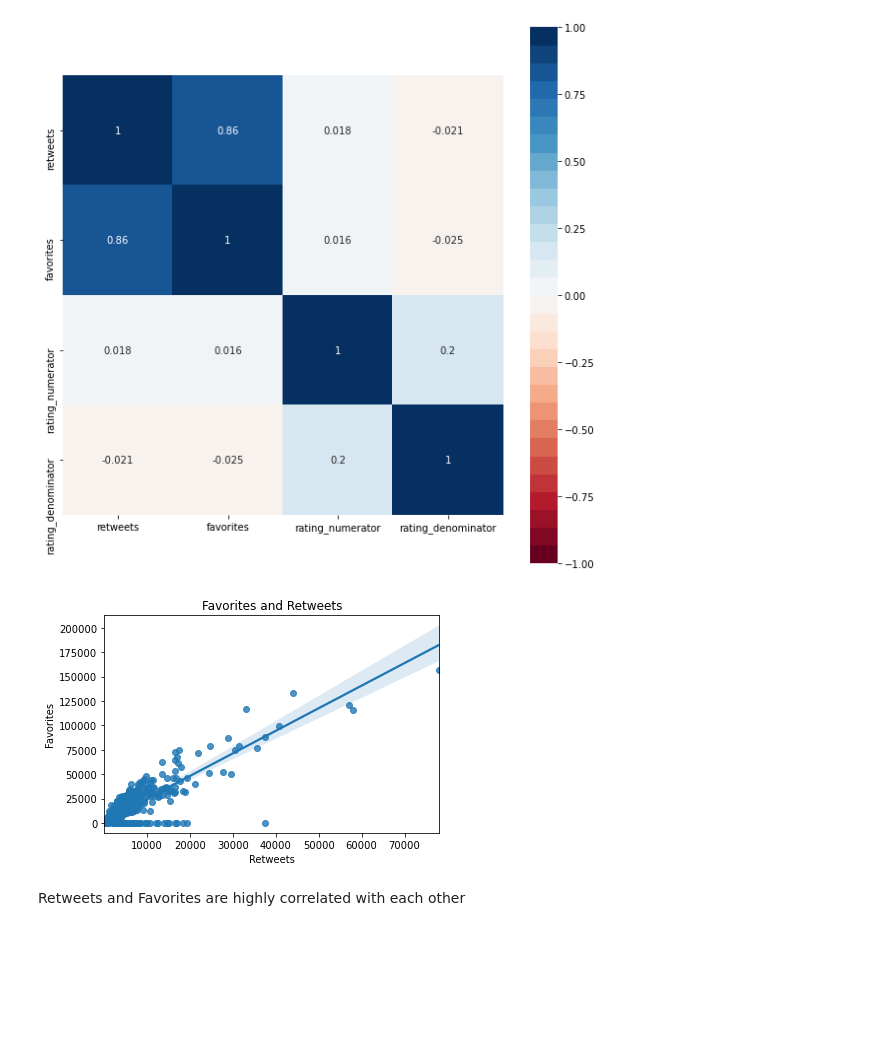
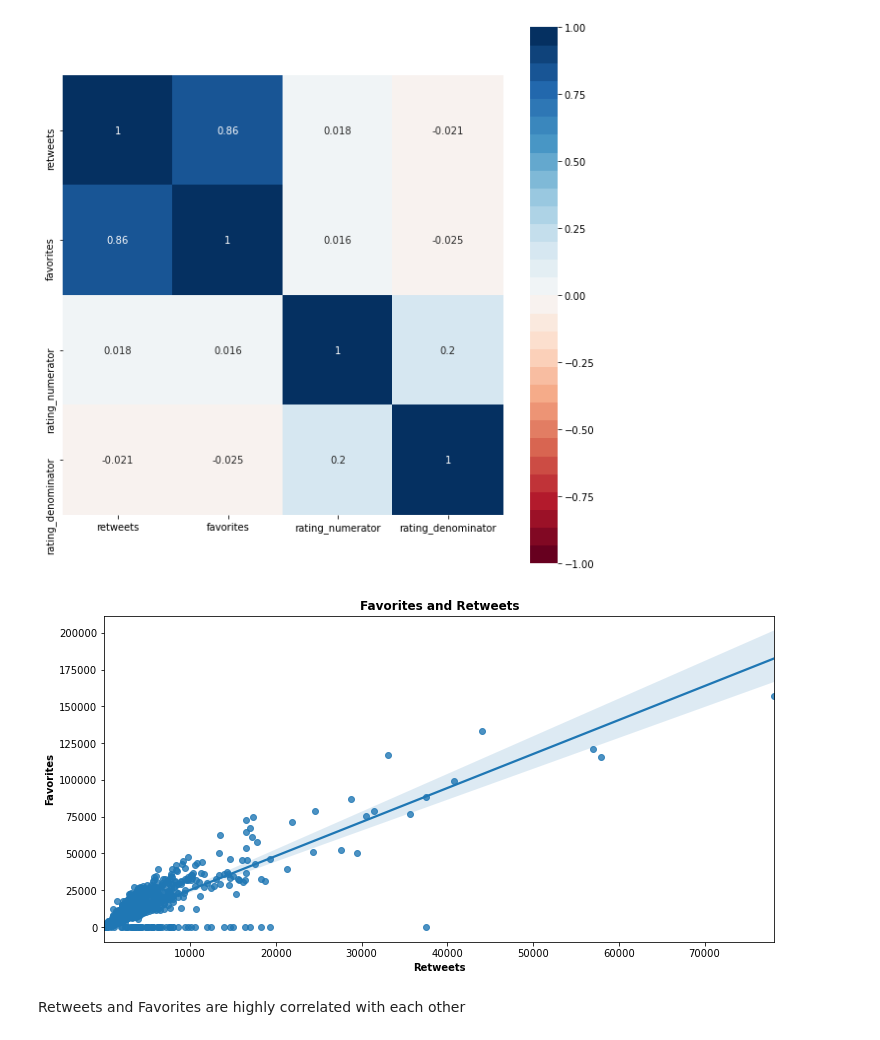
Before and after one commit to mehulzawar92/data-wrangling, a Jupyter notebook: wrangle_act.ipynb, the cells around one changed output. Saved outputs shown, nothing was run; the diff lists cells and outputs as text; code cells hidden in the pictures; blank space fills up the shorter version.

```diff
--- a/wrangle_act.ipynb
+++ b/wrangle_act.ipynb
@@ -70,25 +70,3 @@ auth = OAuthHandler(consumer_key, consumer_secret)
 auth.set_access_token(access_token, access_secret)
 
 api = tweepy.API(auth, wait_on_rate_limit=True)
-# %%
-# Storing data from Twitter API in a list
-
-tweet_ids = list(archive_df.tweet_id)
-tweet_data = {}
-fails_dict = {}
-start = timer()
-count = 0
-for tweet_id in tweet_ids:
-    count += 1
-    print(str(count) + ": " + str(tweet_id))
-    try:
-        tweet_status = api.get_status(tweet_id, tweet_mode='extended')
-        tweet_data[str(tweet_id)] = tweet_status._json
-        print("Success")
-    except tweepy.TweepError as e:
-        print("Error")
-        fails_dict[str(tweet_id)] = e
-
-end = timer()
-print(end - start)
-print(fails_dict)
@@ -1130,14 +1110,14 @@ sns.heatmap(matrix, vmax=1, vmin=-1, square=True, cmap=cm1, annot = True);
 # %% [output]
 [figure]
 # %%
+plt.figure(figsize = (12,6))
 graph = sns.regplot(x=archive_clean['retweets'], y=archive_clean['favorites'])
-plt.title("Favorites and Retweets")
-plt.xlabel('Retweets')
-plt.ylabel('Favorites')
-fig = graph.get_figure()
-fig.savefig('scatterplot.png')
+plt.title("Favorites and Retweets", fontweight="bold")
+plt.xlabel('Retweets', fontweight="bold")
+plt.ylabel('Favorites', fontweight="bold")
+plt.show()
 # %% [output]
-[figure, old version]
+[figure, new version]
 # %% [markdown]
 Retweets and Favorites are highly correlated with each other
 # %%
```
Also changed, not shown: parts of 18 cells of this notebook, 13 other files.
